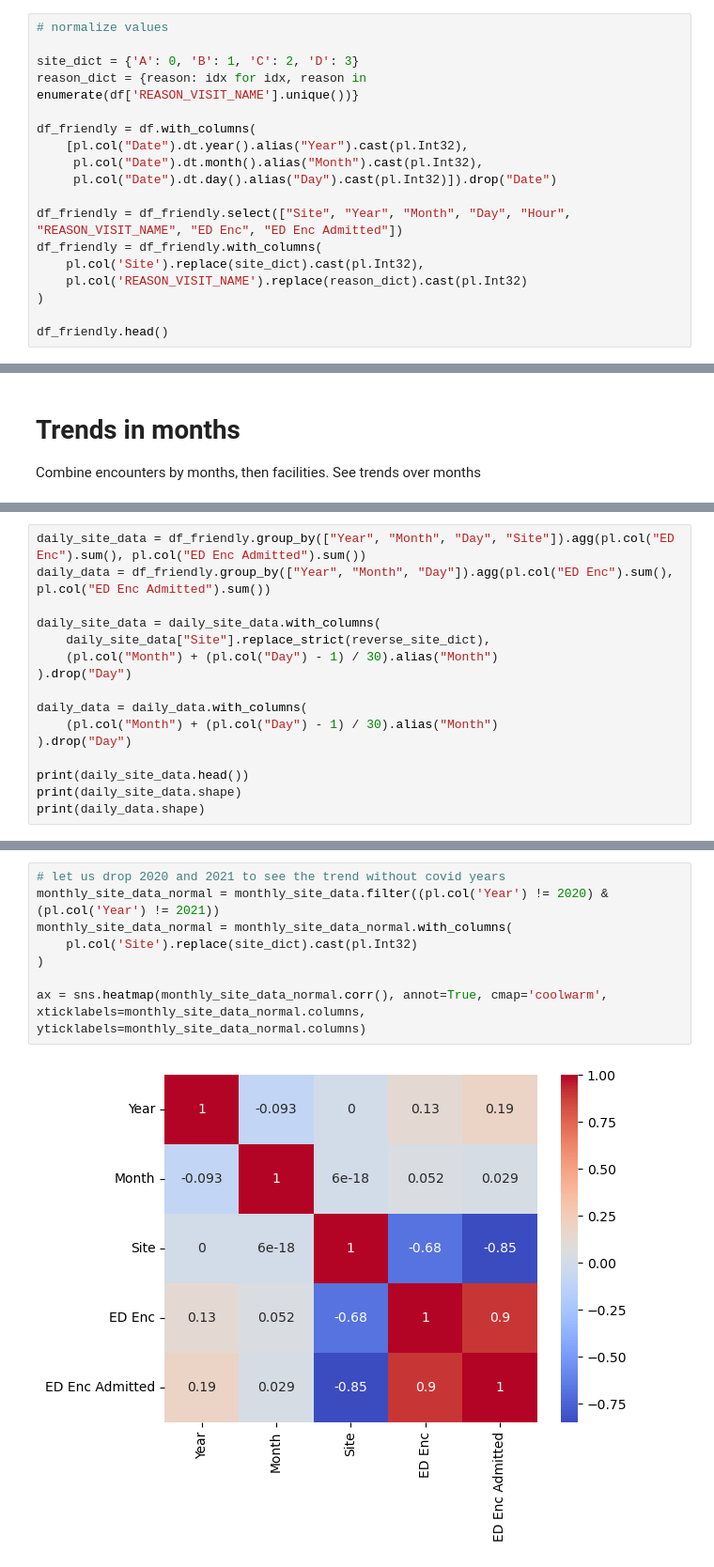
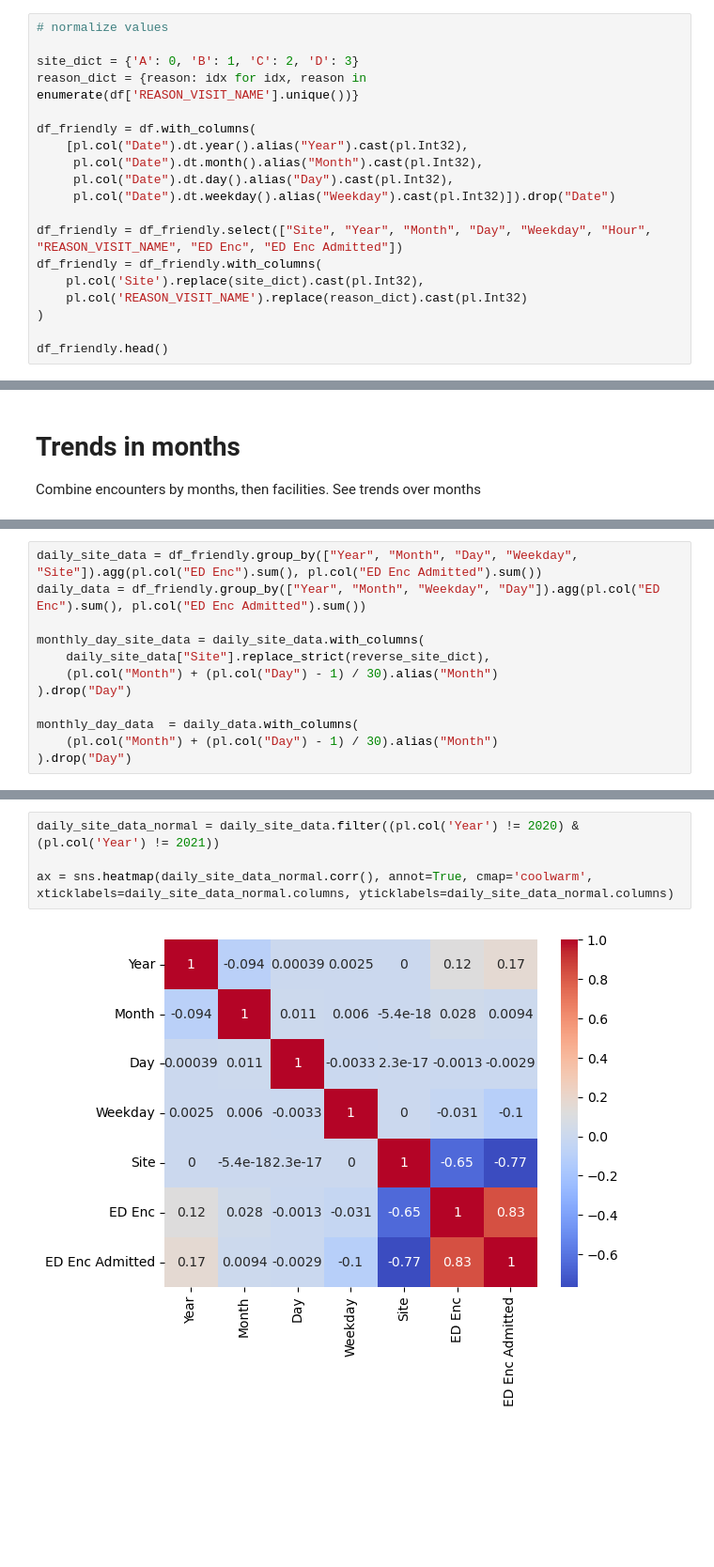
Before and after one commit to southdakotamines-datascience/dsu-no-sleep, a Jupyter notebook: explore.ipynb, the cells around one changed output, grey strips where cells are left out. Shown at 94% size. Drawn from its saved outputs; the diff is of its cells as text; blank space fills up the shorter version.

Commit message:
include weekday, made more graphs

```diff
--- a/explore.ipynb
+++ b/explore.ipynb
@@ -74,9 +76,10 @@ reason_dict = {reason: idx for idx, reason in enumerate(df['REASON_VISIT_NAME'].
 df_friendly = df.with_columns(
     [pl.col("Date").dt.year().alias("Year").cast(pl.Int32),
      pl.col("Date").dt.month().alias("Month").cast(pl.Int32),
-     pl.col("Date").dt.day().alias("Day").cast(pl.Int32)]).drop("Date")
+     pl.col("Date").dt.day().alias("Day").cast(pl.Int32),
+     pl.col("Date").dt.weekday().alias("Weekday").cast(pl.Int32)]).drop("Date")
 
-df_friendly = df_friendly.select(["Site", "Year", "Month", "Day", "Hour", "REASON_VISIT_NAME", "ED Enc", "ED Enc Admitted"])
+df_friendly = df_friendly.select(["Site", "Year", "Month", "Day", "Weekday", "Hour", "REASON_VISIT_NAME", "ED Enc", "ED Enc Admitted"])
 df_friendly = df_friendly.with_columns(
     pl.col('Site').replace(site_dict).cast(pl.Int32),
     pl.col('REASON_VISIT_NAME').replace(reason_dict).cast(pl.Int32)
@@ -159,16 +193,12 @@ plt.show()
 # %%
-daily_site_data = df_friendly.group_by(["Year", "Month", "Day", "Site"]).agg(pl.col("ED Enc").sum(), pl.col("ED Enc Admitted").sum())
-daily_data = df_friendly.group_by(["Year", "Month", "Day"]).agg(pl.col("ED Enc").sum(), pl.col("ED Enc Admitted").sum())
+daily_site_data = df_friendly.group_by(["Year", "Month", "Day", "Weekday", "Site"]).agg(pl.col("ED Enc").sum(), pl.col("ED Enc Admitted").sum())
+daily_data = df_friendly.group_by(["Year", "Month", "Weekday", "Day"]).agg(pl.col("ED Enc").sum(), pl.col("ED Enc Admitted").sum())
 
-daily_site_data = daily_site_data.with_columns(
+monthly_day_site_data = daily_site_data.with_columns(
     daily_site_data["Site"].replace_strict(reverse_site_dict),
     (pl.col("Month") + (pl.col("Day") - 1) / 30).alias("Month")
 ).drop("Day")
 
-daily_data = daily_data.with_columns(
+monthly_day_data  = daily_data.with_columns(
     (pl.col("Month") + (pl.col("Day") - 1) / 30).alias("Month")
 ).drop("Day")
-
-print(daily_site_data.head())
-print(daily_site_data.shape)
-print(daily_data.shape)
@@ -231,10 +317,6 @@ plt.show()
 # %%
-# let us drop 2020 and 2021 to see the trend without covid years
-monthly_site_data_normal = monthly_site_data.filter((pl.col('Year') != 2020) & (pl.col('Year') != 2021))
-monthly_site_data_normal = monthly_site_data_normal.with_columns(
-    pl.col('Site').replace(site_dict).cast(pl.Int32)
-)
+daily_site_data_normal = daily_site_data.filter((pl.col('Year') != 2020) & (pl.col('Year') != 2021))
 
-ax = sns.heatmap(monthly_site_data_normal.corr(), annot=True, cmap='coolwarm', xticklabels=monthly_site_data_normal.columns, yticklabels=monthly_site_data_normal.columns)
+ax = sns.heatmap(daily_site_data_normal.corr(), annot=True, cmap='coolwarm', xticklabels=daily_site_data_normal.columns, yticklabels=daily_site_data_normal.columns)
 # %% [output]
-[figure, old version]
+[figure, new version]
```
Also changed, not shown: parts of 22 cells of this notebook.
